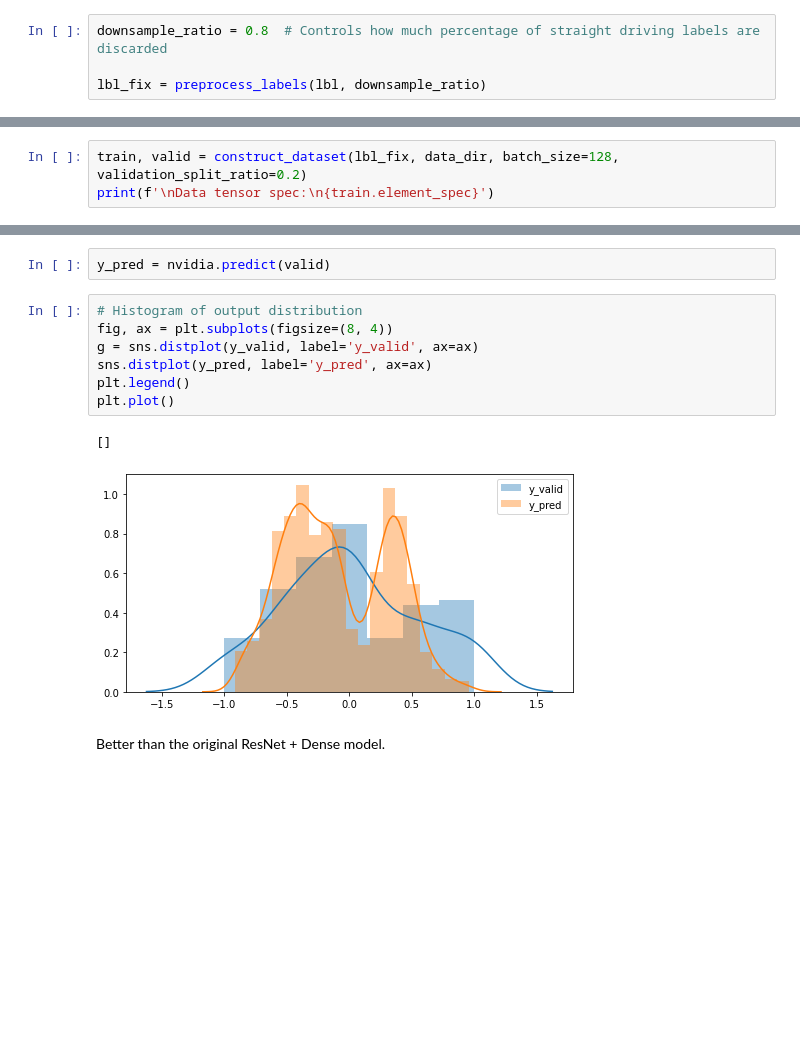
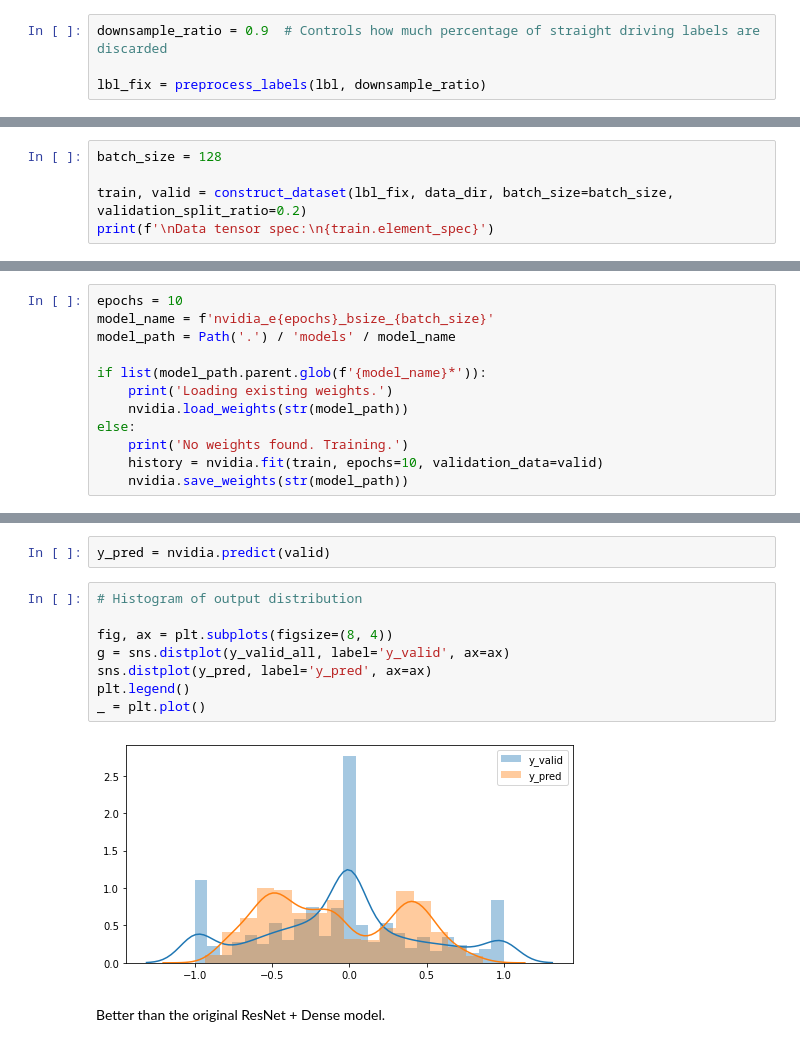
Before and after one commit to sanjyotUM/latcom, a Jupyter notebook: notebooks/v0.ipynb, the cells around one changed output, grey strips where cells are left out. Saved outputs shown, nothing was run; the diff lists cells and outputs as text; blank space fills up the shorter version.

Commit message:
add basic model checkpointing

```diff
--- a/notebooks/v0.ipynb
+++ b/notebooks/v0.ipynb
@@ -45,7 +43,7 @@ Total records: 32443
 # %% [markdown]
 ## Preprocess labels
 # %%
-downsample_ratio = 0.8  # Controls how much percentage of straight driving labels are discarded
+downsample_ratio = 0.9  # Controls how much percentage of straight driving labels are discarded
 
 lbl_fix = preprocess_labels(lbl, downsample_ratio)
 # %% [output]
@@ -108,4 +107,6 @@ lbl_fix.head()
 # %%
-train, valid = construct_dataset(lbl_fix, data_dir, batch_size=128, validation_split_ratio=0.2)
+batch_size = 128
+
+train, valid = construct_dataset(lbl_fix, data_dir, batch_size=batch_size, validation_split_ratio=0.2)
 print(f'\nData tensor spec:\n{train.element_spec}')
 # %% [output]
@@ -164,0 +143,12 @@ Epoch 10/10
+# %%
+epochs = 10
+model_name = f'nvidia_e{epochs}_bsize_{batch_size}'
+model_path = Path('.') / 'models' / model_name
+
+if list(model_path.parent.glob(f'{model_name}*')):
+    print('Loading existing weights.')
+    nvidia.load_weights(str(model_path))
+else:
+    print('No weights found. Training.')
+    history = nvidia.fit(train, epochs=10, validation_data=valid)
+    nvidia.save_weights(str(model_path))
@@ -223,14 +211,14 @@ g = sns.relplot(x='epoch', y='value', hue='type', kind='line', data=h, aspect=1.
 y_pred = nvidia.predict(valid)
 # %%
 # Histogram of output distribution
+
 fig, ax = plt.subplots(figsize=(8, 4))
-g = sns.distplot(y_valid, label='y_valid', ax=ax)
+g = sns.distplot(y_valid_all, label='y_valid', ax=ax)
 sns.distplot(y_pred, label='y_pred', ax=ax)
 plt.legend()
-plt.plot()
+_ = plt.plot()
 # %% [output]
-[]
-[figure, old version]
+[figure, new version]
 # %% [markdown]
 Better than the original ResNet + Dense model.
 # %%
```
Also changed, not shown: parts of 15 cells of this notebook.
